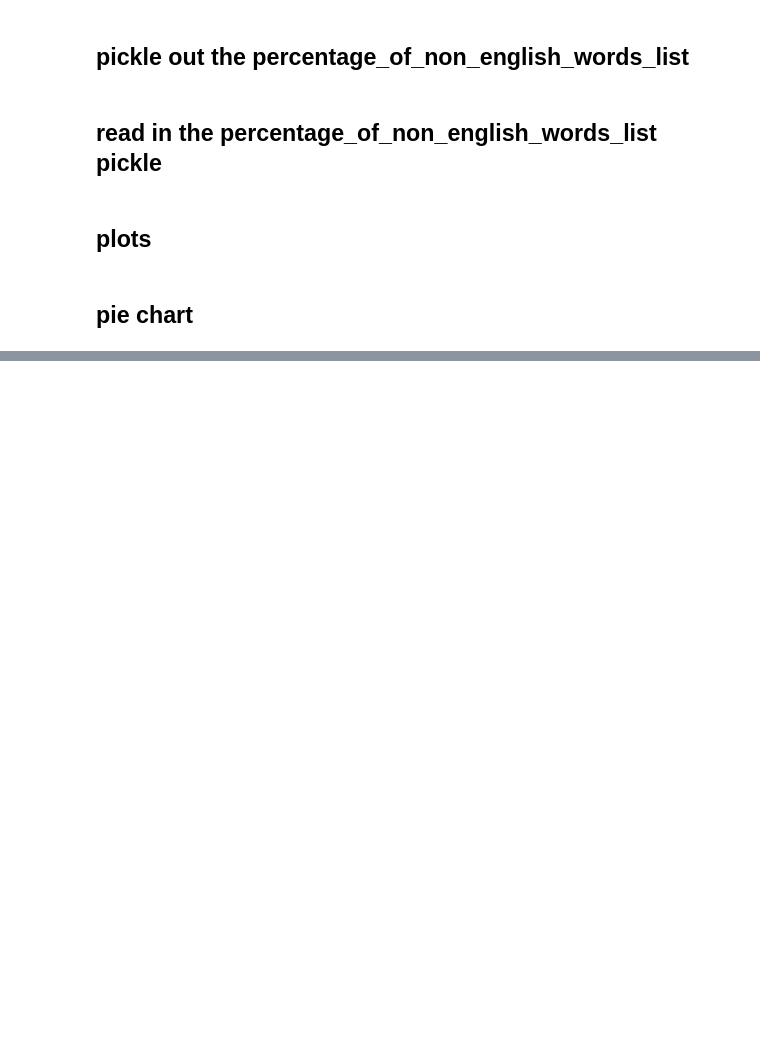
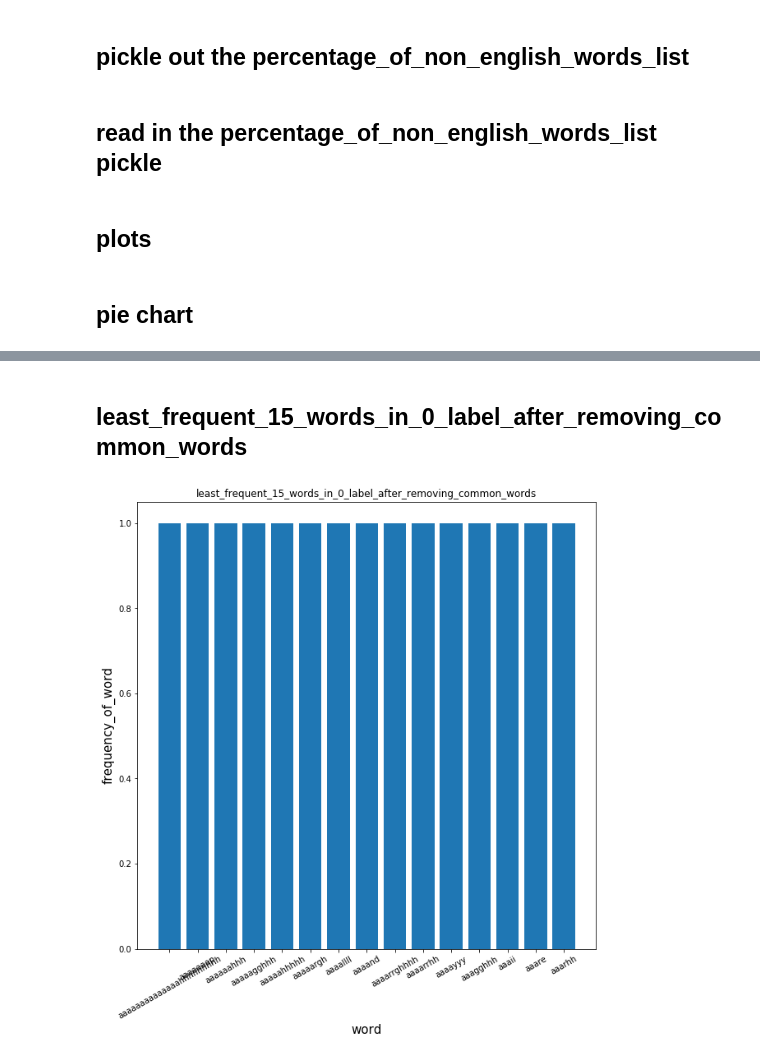
Before and after one commit to hazem-alabiad/content-rating-system, a Jupyter notebook: data_analysis/data_insight.ipynb, the cells around one changed output, grey strips where cells are left out. Cells and saved outputs as stored; diff of their text form; code cells hidden in the pictures; blank space fills up the shorter version.

```diff
--- a/data_analysis/data_insight.ipynb
+++ b/data_analysis/data_insight.ipynb
@@ -415,0 +452,11 @@ plot_pie_char_and_save_it(slice_values_of_chart,slice_names_of_chart,
+# %% [markdown]
+## least_frequent_15_words_in_0_label_after_removing_common_words
+# %%
+slice_values_of_chart, slice_names_of_chart= get_highest_or_lowest_n_value_from_list(list_of_uinque_0_label_words_and_frequencies, 15, False)
+plot_bar_char_and_save_it(slice_values_of_chart,
+                          slice_names_of_chart,
+                           "C:/Users/Abdo/Project/figures/least_frequent_15_words_in_0_label_after_removing_common_words.png"
+                          ,"least_frequent_15_words_in_0_label_after_removing_common_words",
+                          "word", "frequency_of_word")
+# %% [output]
+[figure, added]
```
Also changed, not shown: parts of 13 cells of this notebook.
